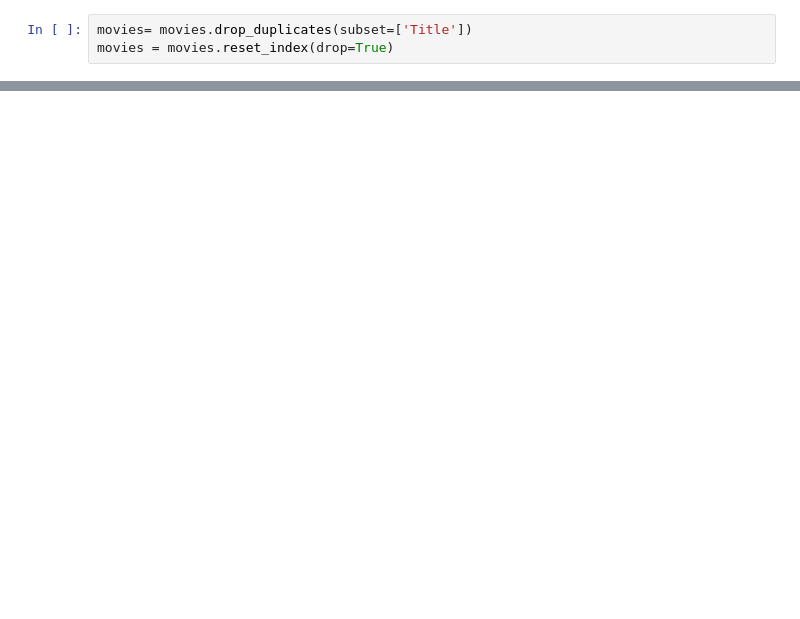
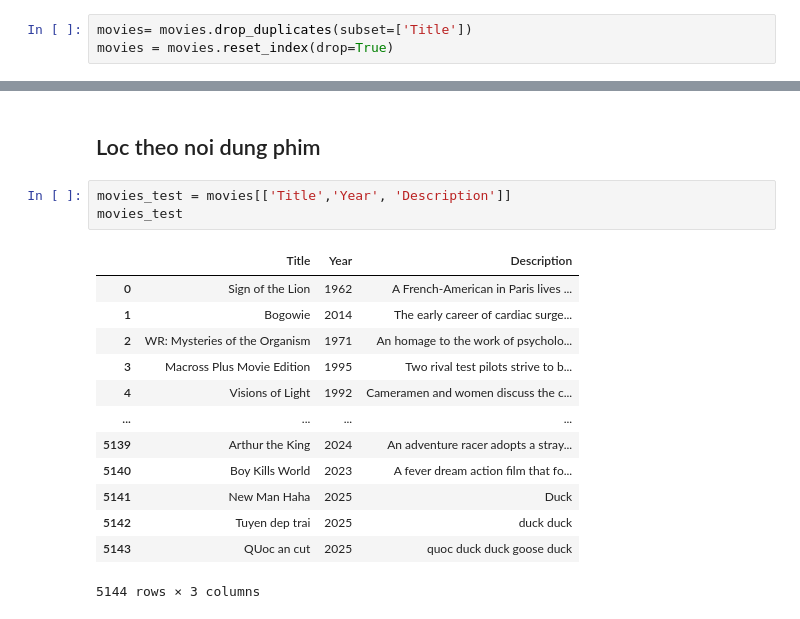
Before and after one commit to tuyennhe/rcm_movies, a Jupyter notebook: preprocessing.ipynb, the cells around one changed output, grey strips where cells are left out. Drawn from its saved outputs; the diff is of its cells as text; blank space fills up the shorter version.

```diff
--- a/preprocessing.ipynb
+++ b/preprocessing.ipynb
@@ -163,0 +164,19 @@ movies_use
+# %% [markdown]
+## Loc theo noi dung phim
+# %%
+movies_test = movies[['Title','Year', 'Description']]
+movies_test
+# %% [output]
+|  | Title | Year | Description |
+| 0 | Sign of the Lion | 1962 | A French-American in Paris lives ... |
+| 1 | Bogowie | 2014 | The early career of cardiac surge... |
+| 2 | WR: Mysteries of the Organism | 1971 | An homage to the work of psycholo... |
+| 3 | Macross Plus Movie Edition | 1995 | Two rival test pilots strive to b... |
+| 4 | Visions of Light | 1992 | Cameramen and women discuss the c... |
+| ... | ... | ... | ... |
+| 5139 | Arthur the King | 2024 | An adventure racer adopts a stray... |
+| 5140 | Boy Kills World | 2023 | A fever dream action film that fo... |
+| 5141 | New Man Haha | 2025 | Duck |
+| 5142 | Tuyen dep trai | 2025 | duck duck |
+| 5143 | QUoc an cut | 2025 | quoc duck duck goose duck |
+5144 rows × 3 columns
```
Also changed, not shown: parts of 18 cells of this notebook, 6 other files.
